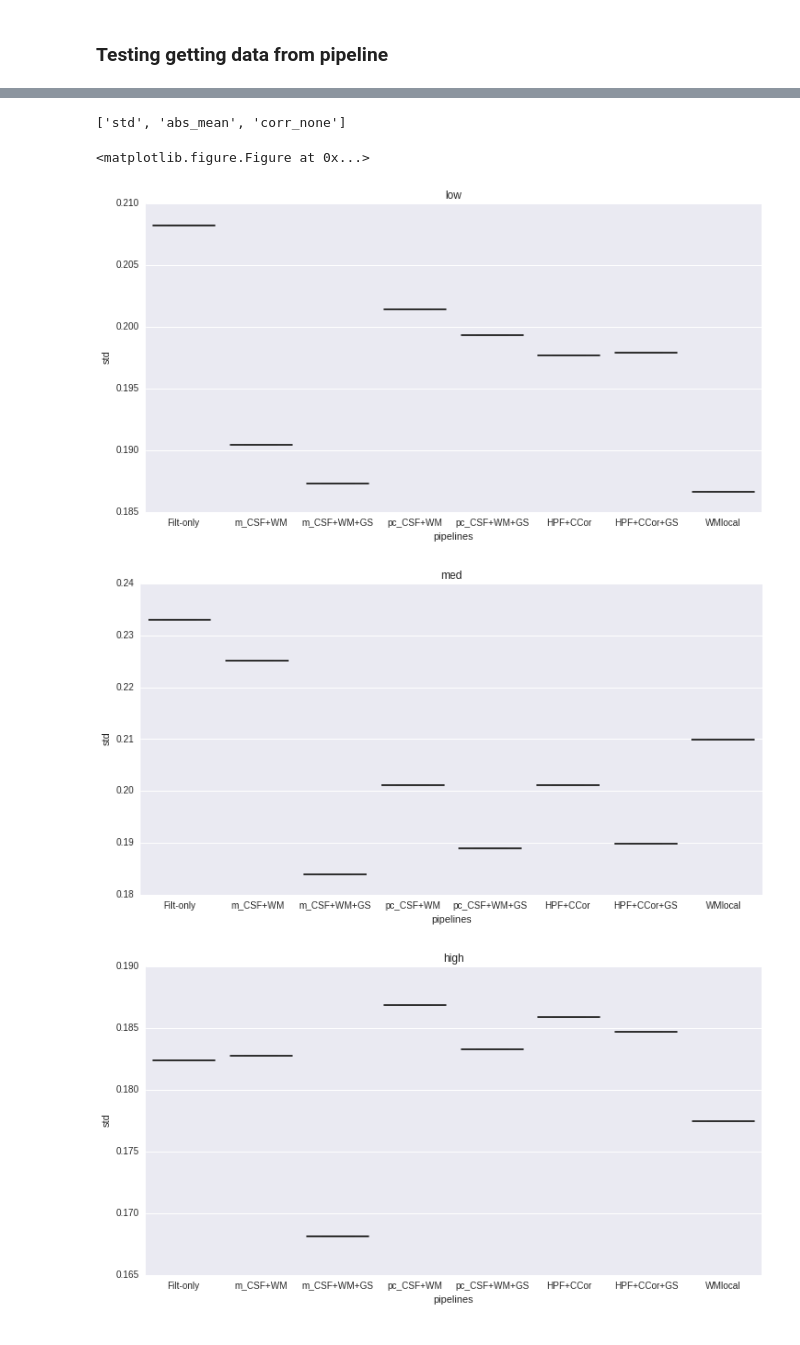
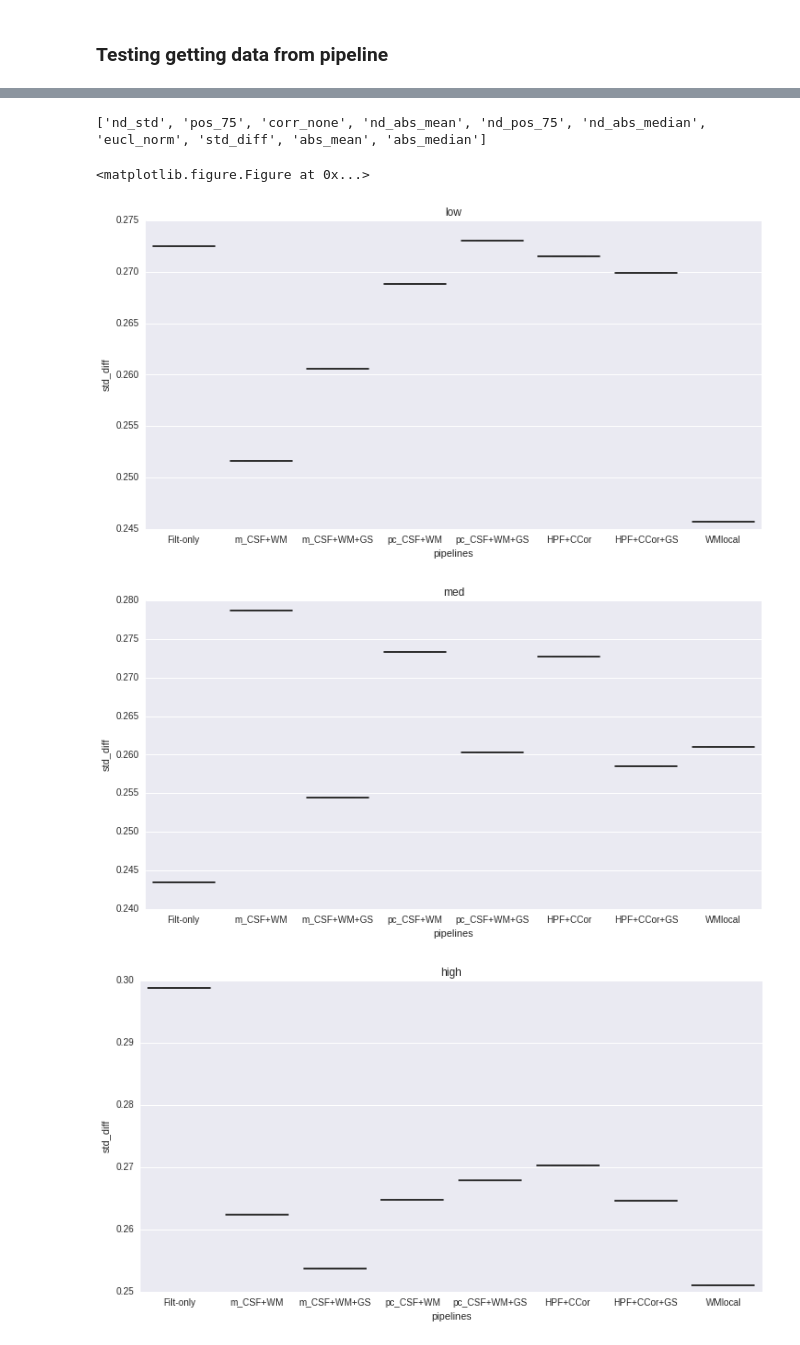
Before and after one commit to simpace/processing-scripts, a Jupyter notebook: simpace/signals2results.ipynb, the cells around one changed output, grey strips where cells are left out. Drawn from its saved outputs; the diff is of its cells as text; code cells hidden in the pictures.

```diff
--- a/simpace/signals2results.ipynb
+++ b/simpace/signals2results.ipynb
@@ -155,21 +236,26 @@ def plot_summary(pipe_res, cond, mkey, order=order_nicepipe, nsess=13):
     ax_ = sns.boxplot(x="pipelines", y=mkey, data=this_pd, palette="PRGn", ax=ax1, order=order)
     ax_.set_title(cond)
 
-    return f
+    return fig
 
 #axes = plot_summary(pipe_res, cond, mkey)
 #type(fig)
+# %%
+print(measures)
+# %% [output]
+['nd_std', 'pos_75', 'corr_none', 'nd_abs_mean', 'nd_pos_75', 'nd_abs_median', 'eucl_norm', 'std_diff', 'abs_mean', 'abs_median']
 # %%
-print(measures)
-mkey = 'std'
+mkey = 'std_diff'
 for cond in ordered_conds:
-    if cond != 'none': axes = plot_summary(pipe_res, cond, mkey)
+    if 'nd_' not in mkey:
+        if cond != 'none': axes = plot_summary(pipe_res, cond, mkey)
+    else:
+        axes = plot_summary(pipe_res, cond, mkey)
 # %% [output]
-['std', 'abs_mean', 'corr_none']
+<matplotlib.figure.Figure at 0x...>
-<matplotlib.figure.Figure at 0x...>
-[figure, old version]
+[figure, new version]
-[figure, old version]
+[figure, new version]
-[figure, old version]
+[figure, new version]
 # %%
 np.set_printoptions(precision=3)
 
```
Also changed, not shown: parts of 15 cells of this notebook.
